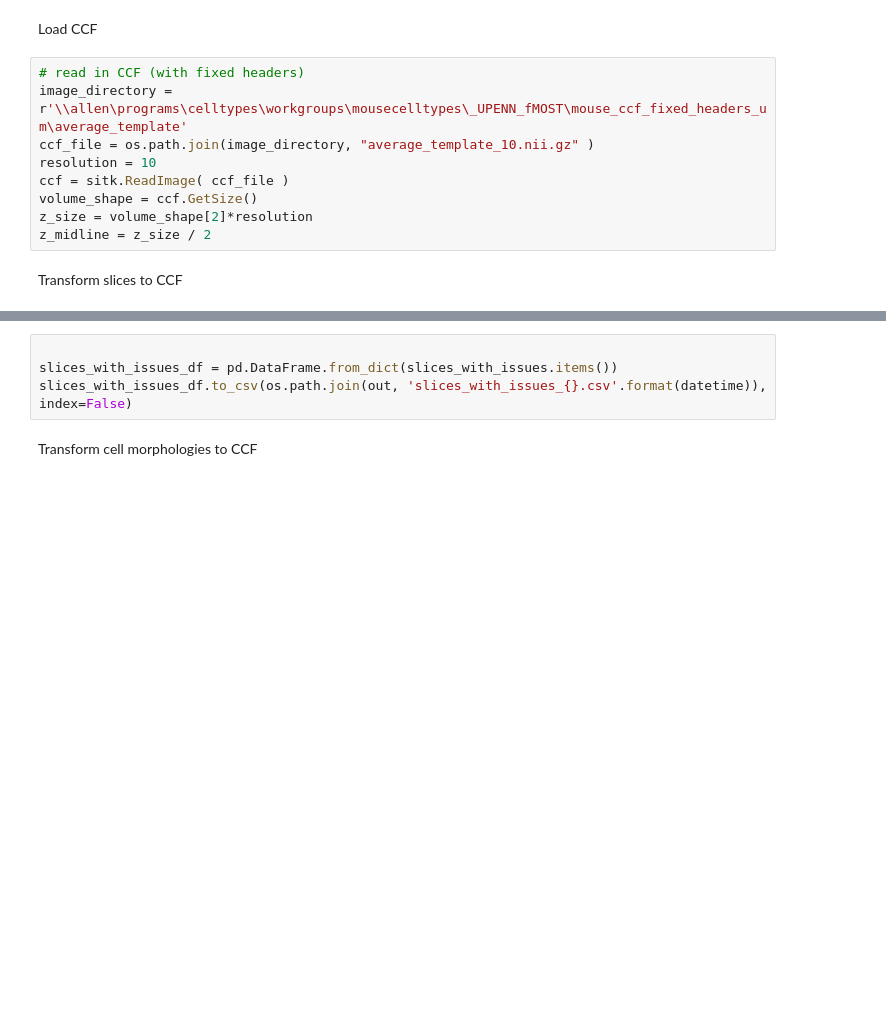
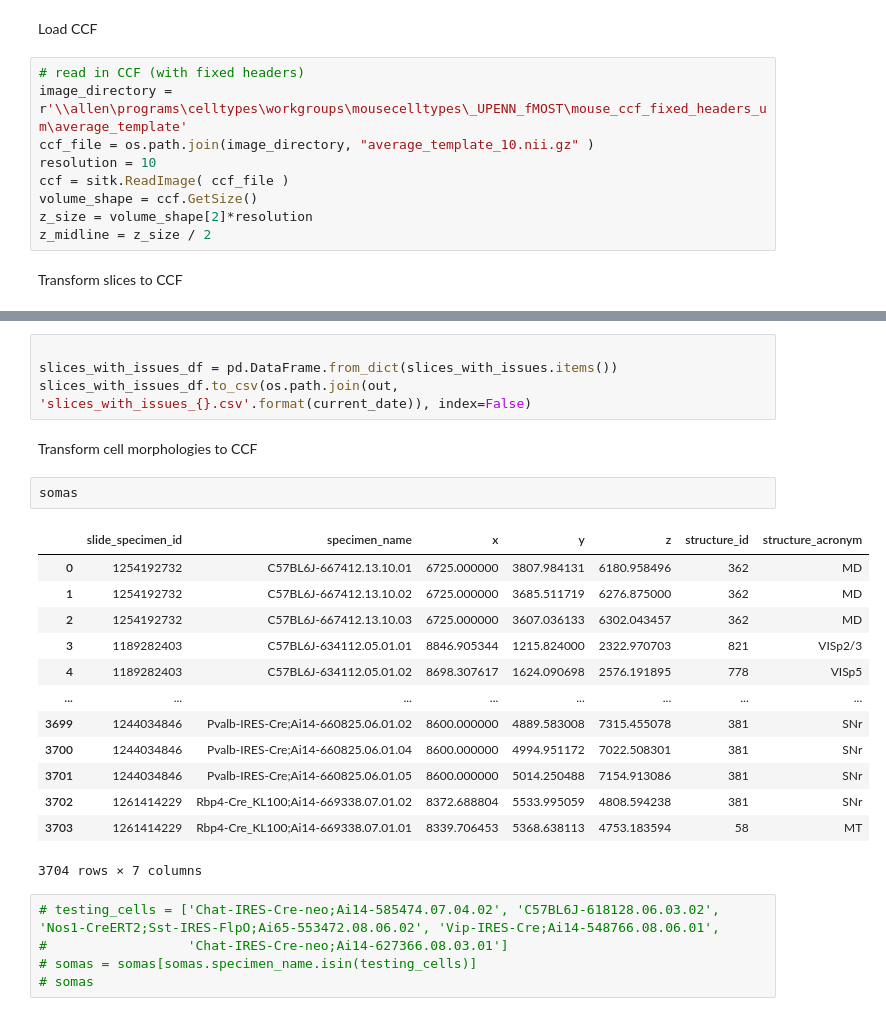
Before and after one commit to sarahwallingbell/ccf_slice_registration, a Jupyter notebook: Register 20x slice overview to CCF- Cell Locator-pipeline-SWB_withUpright.ipynb, the cells around one changed output, grey strips where cells are left out. Cells and saved outputs as stored; diff of their text form; blank space fills up the shorter version.

```diff
--- a/Register 20x slice overview to CCF- Cell Locator-pipeline-SWB_withUpright.ipynb
+++ b/Register 20x slice overview to CCF- Cell Locator-pipeline-SWB_withUpright.ipynb
@@ -263,9 +307,30 @@ Rbp4-Cre_KL100;Ai14-669338.07.01
 # %%
 
 slices_with_issues_df = pd.DataFrame.from_dict(slices_with_issues.items())
-slices_with_issues_df.to_csv(os.path.join(out, 'slices_with_issues_{}.csv'.format(datetime)), index=False)
+slices_with_issues_df.to_csv(os.path.join(out, 'slices_with_issues_{}.csv'.format(current_date)), index=False)
 # %% [markdown]
 Transform cell morphologies to CCF
+# %%
+somas
+# %% [output]
+|  | slide_specimen_id | specimen_name | x | y | z | structure_id | structure_acronym |
+| 0 | 1254192732 | C57BL6J-667412.13.10.01 | 6725.000000 | 3807.984131 | 6180.958496 | 362 | MD |
+| 1 | 1254192732 | C57BL6J-667412.13.10.02 | 6725.000000 | 3685.511719 | 6276.875000 | 362 | MD |
+| 2 | 1254192732 | C57BL6J-667412.13.10.03 | 6725.000000 | 3607.036133 | 6302.043457 | 362 | MD |
+| 3 | 1189282403 | C57BL6J-634112.05.01.01 | 8846.905344 | 1215.824000 | 2322.970703 | 821 | VISp2/3 |
+| 4 | 1189282403 | C57BL6J-634112.05.01.02 | 8698.307617 | 1624.090698 | 2576.191895 | 778 | VISp5 |
+| ... | ... | ... | ... | ... | ... | ... | ... |
+| 3699 | 1244034846 | Pvalb-IRES-Cre;Ai14-660825.06.01.02 | 8600.000000 | 4889.583008 | 7315.455078 | 381 | SNr |
+| 3700 | 1244034846 | Pvalb-IRES-Cre;Ai14-660825.06.01.04 | 8600.000000 | 4994.951172 | 7022.508301 | 381 | SNr |
+| 3701 | 1244034846 | Pvalb-IRES-Cre;Ai14-660825.06.01.05 | 8600.000000 | 5014.250488 | 7154.913086 | 381 | SNr |
+| 3702 | 1261414229 | Rbp4-Cre_KL100;Ai14-669338.07.01.02 | 8372.688804 | 5533.995059 | 4808.594238 | 381 | SNr |
+| 3703 | 1261414229 | Rbp4-Cre_KL100;Ai14-669338.07.01.01 | 8339.706453 | 5368.638113 | 4753.183594 | 58 | MT |
+3704 rows × 7 columns
+# %%
+# testing_cells = ['Chat-IRES-Cre-neo;Ai14-585474.07.04.02', 'C57BL6J-618128.06.03.02', 'Nos1-CreERT2;Sst-IRES-FlpO;Ai65-553472.08.06.02', 'Vip-IRES-Cre;Ai14-548766.08.06.01',
+#                  'Chat-IRES-Cre-neo;Ai14-627366.08.03.01']
+# somas = somas[somas.specimen_name.isin(testing_cells)]
+# somas
 # %%
 registered_cells = []
 uprighted_cells = []
```
Also changed, not shown: parts of 8 cells of this notebook, 1 other file.
